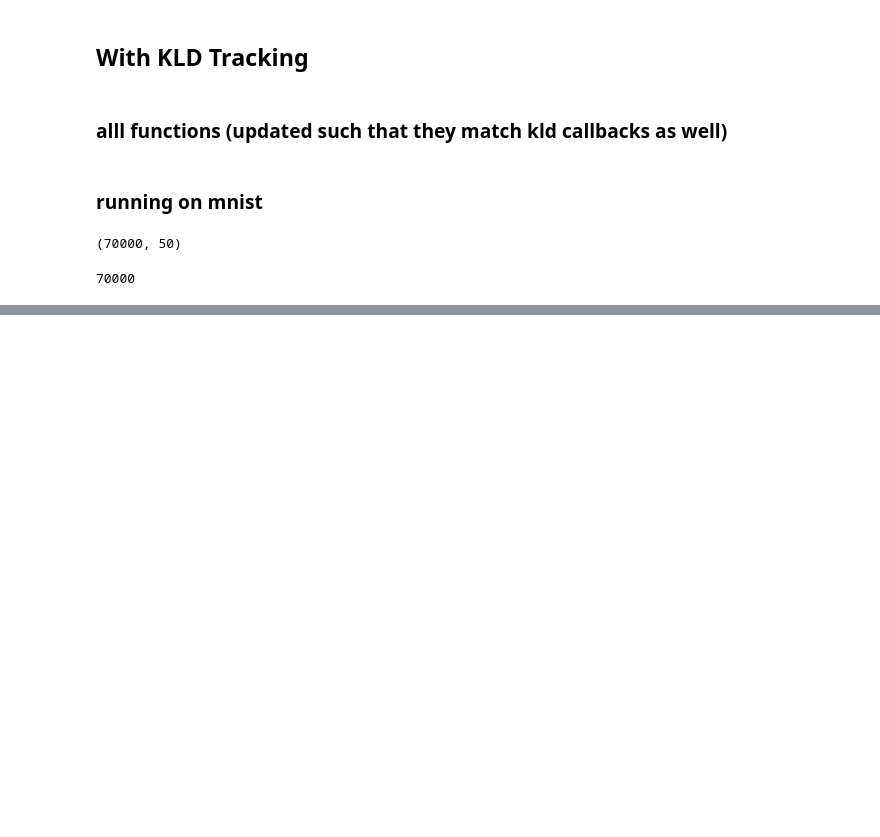
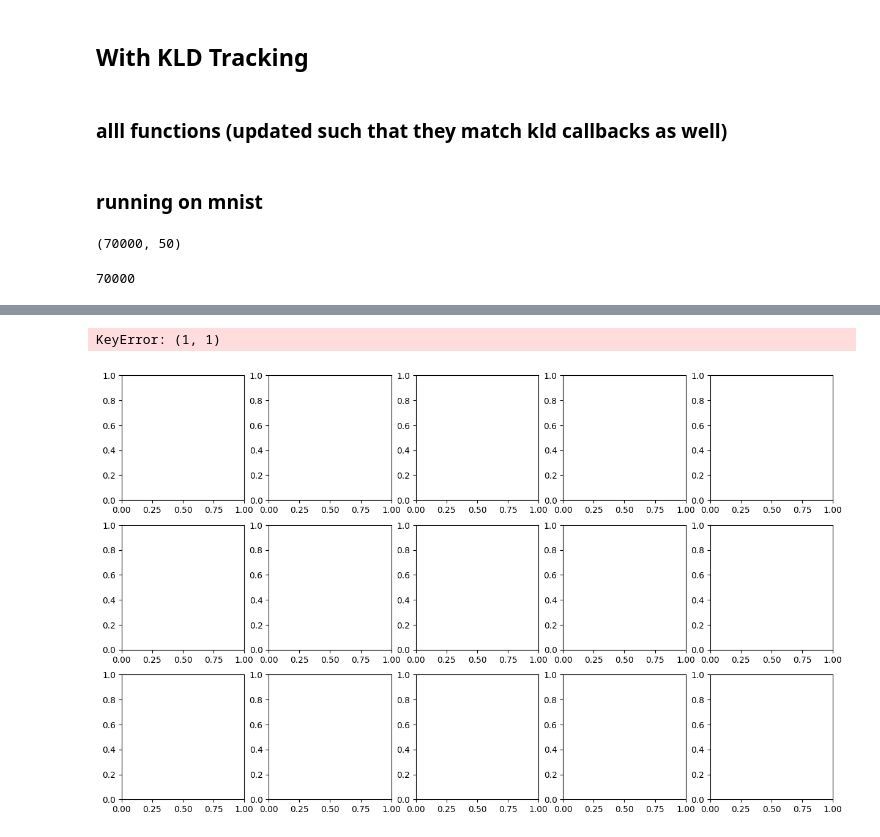
Before and after one commit to giSolve/thesis, a Jupyter notebook: code/notebooks/learning_rate.ipynb, the cells around one changed output, grey strips where cells are left out. Drawn from its saved outputs; the diff is of its cells as text; code cells hidden in the pictures; blank space fills up the shorter version.

```diff
--- a/code/notebooks/learning_rate.ipynb
+++ b/code/notebooks/learning_rate.ipynb
@@ -565,0 +566,7 @@ plot_quality_measures(quality_results)
+# %%
+embedding_dict2 = run_tsne_with_callbacks(X_all, y_all, learning_rates=[1, 200, 800, "auto", 10000], seeds=[12, 42], verbose=False)
+# %%
+plot_embedding_grid(seeds, column_parameter=[1, 200, 800, "auto", 10000],row_string="seed", column_string="learning rate", embeddings=embedding_dict2)
+# %% [output]
+KeyError: (1, 1)
+[figure, added]
```
Also changed, not shown: parts of 6 cells of this notebook.
